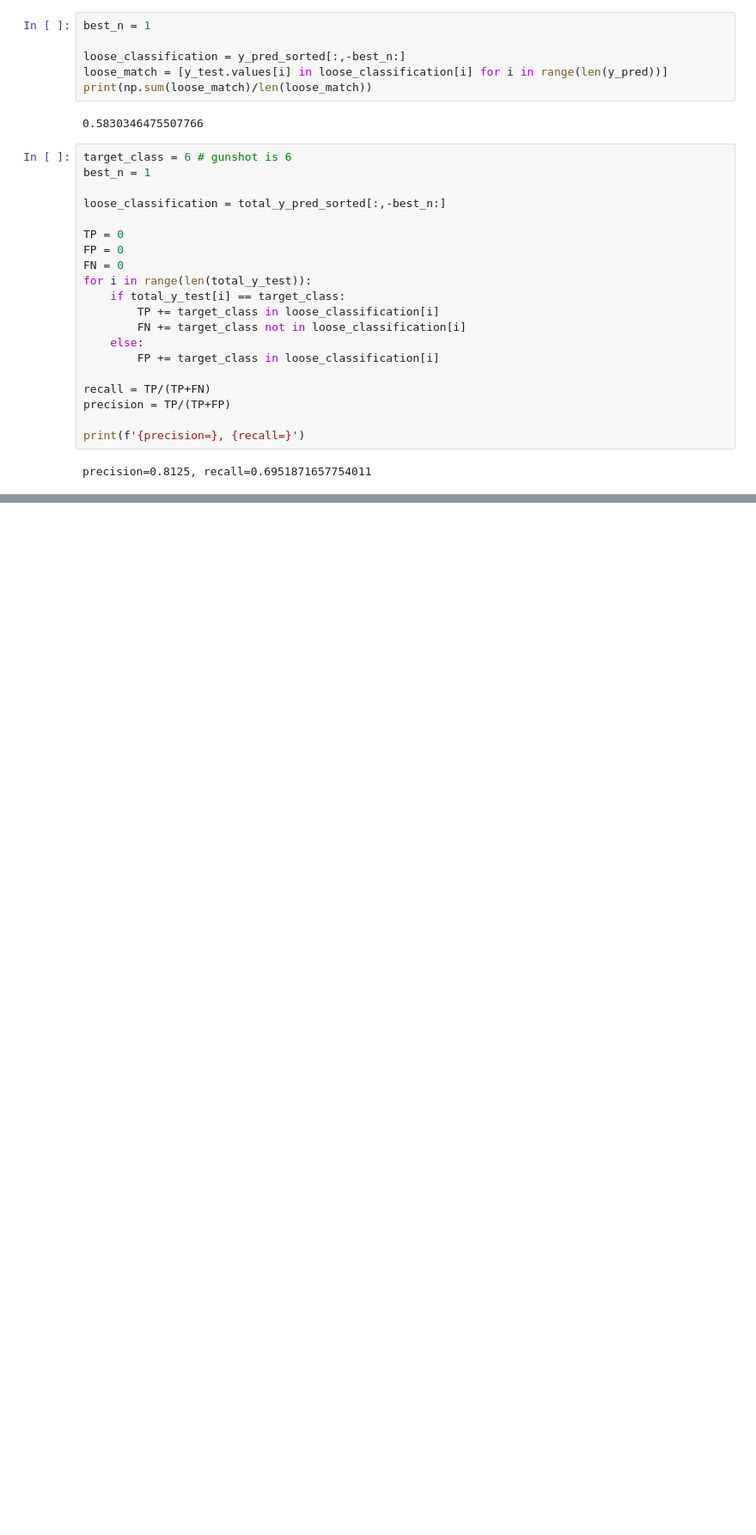
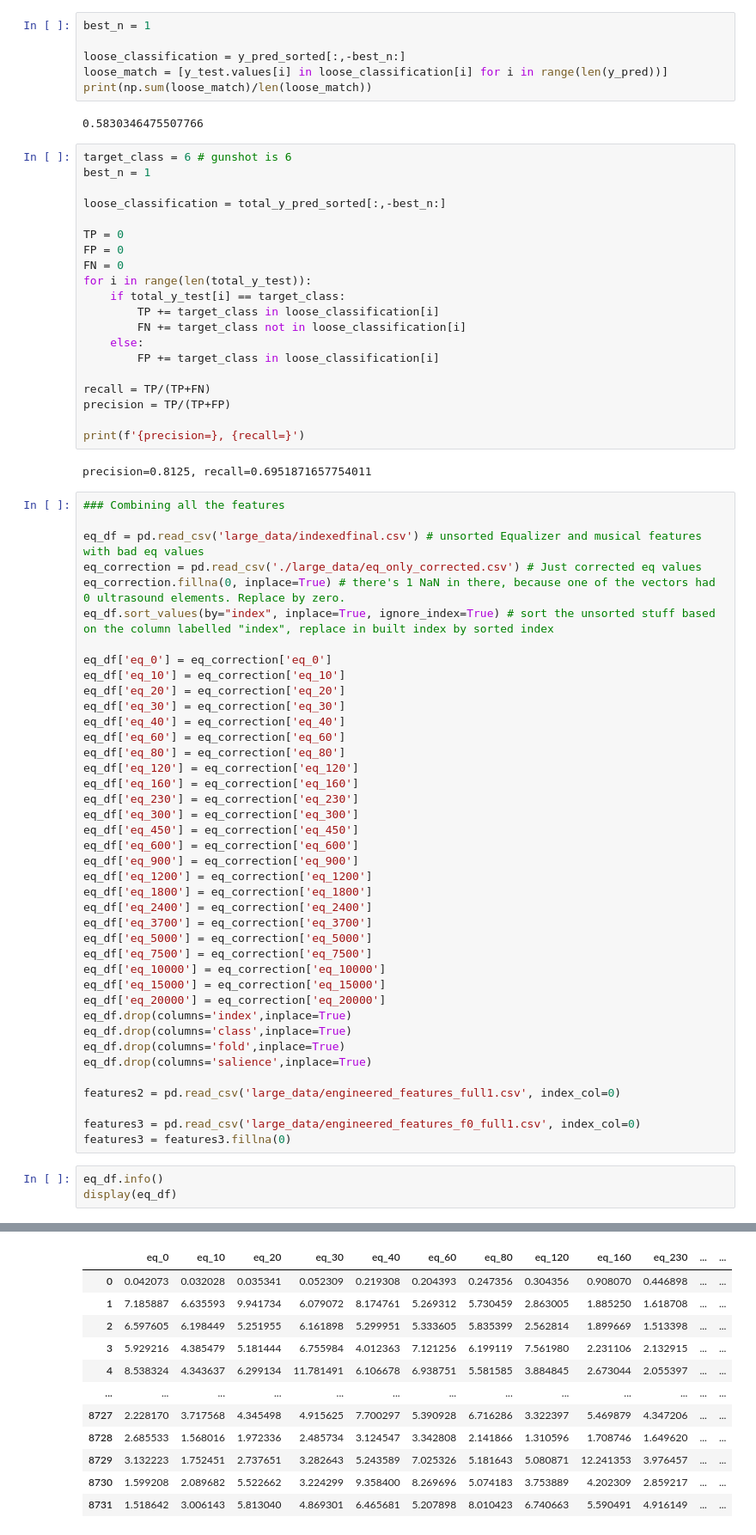
Before and after one commit to mrhheffernan/erdio-dev, a Jupyter notebook: engineered_features_exploration.ipynb, the cells around one changed output, grey strips where cells are left out. Shown: that part at 86% size. Cells and saved outputs as stored; diff of their text form; blank space fills up the shorter version.

```diff
--- a/engineered_features_exploration.ipynb
+++ b/engineered_features_exploration.ipynb
@@ -500,3 +500,47 @@ precision = TP/(TP+FP)
 print(f'{precision=}, {recall=}')
 # %% [output]
 precision=0.8125, recall=0.6951871657754011
+# %%
+### Combining all the features
+
+eq_df = pd.read_csv('large_data/indexedfinal.csv') # unsorted Equalizer and musical features with bad eq values
+eq_correction = pd.read_csv('./large_data/eq_only_corrected.csv') # Just corrected eq values
+eq_correction.fillna(0, inplace=True) # there's 1 NaN in there, because one of the vectors had 0 ultrasound elements. Replace by zero.
+eq_df.sort_values(by="index", inplace=True, ignore_index=True) # sort the unsorted stuff based on the column labelled "index", replace in built index by sorted index
+
+eq_df['eq_0'] = eq_correction['eq_0']
+eq_df['eq_10'] = eq_correction['eq_10']
+eq_df['eq_20'] = eq_correction['eq_20']
+eq_df['eq_30'] = eq_correction['eq_30']
+eq_df['eq_40'] = eq_correction['eq_40']
+eq_df['eq_60'] = eq_correction['eq_60']
+eq_df['eq_80'] = eq_correction['eq_80']
+eq_df['eq_120'] = eq_correction['eq_120']
+eq_df['eq_160'] = eq_correction['eq_160']
+eq_df['eq_230'] = eq_correction['eq_230']
+eq_df['eq_300'] = eq_correction['eq_300']
+eq_df['eq_450'] = eq_correction['eq_450']
+eq_df['eq_600'] = eq_correction['eq_600']
+eq_df['eq_900'] = eq_correction['eq_900']
+eq_df['eq_1200'] = eq_correction['eq_1200']
+eq_df['eq_1800'] = eq_correction['eq_1800']
+eq_df['eq_2400'] = eq_correction['eq_2400']
+eq_df['eq_3700'] = eq_correction['eq_3700']
+eq_df['eq_5000'] = eq_correction['eq_5000']
+eq_df['eq_7500'] = eq_correction['eq_7500']
+eq_df['eq_10000'] = eq_correction['eq_10000']
+eq_df['eq_15000'] = eq_correction['eq_15000']
+eq_df['eq_20000'] = eq_correction['eq_20000']
+eq_df.drop(columns='index',inplace=True)
+eq_df.drop(columns='class',inplace=True)
+eq_df.drop(columns='fold',inplace=True)
+eq_df.drop(columns='salience',inplace=True)
+
+features2 = pd.read_csv('large_data/engineered_features_full1.csv', index_col=0)
+
+features3 = pd.read_csv('large_data/engineered_features_f0_full1.csv', index_col=0)
+features3 = features3.fillna(0)
+# %%
+eq_df.info()
+display(eq_df)
+# %% [output]
@@ -502,0 +564,12 @@ precision=0.8125, recall=0.6951871657754011
+|  | eq_0 | eq_10 | eq_20 | eq_30 | eq_40 | eq_60 | eq_80 | eq_120 | eq_160 | eq_230 | ... | ... |
+| 0 | 0.042073 | 0.032028 | 0.035341 | 0.052309 | 0.219308 | 0.204393 | 0.247356 | 0.304356 | 0.908070 | 0.446898 | ... | ... |
+| 1 | 7.185887 | 6.635593 | 9.941734 | 6.079072 | 8.174761 | 5.269312 | 5.730459 | 2.863005 | 1.885250 | 1.618708 | ... | ... |
+| 2 | 6.597605 | 6.198449 | 5.251955 | 6.161898 | 5.299951 | 5.333605 | 5.835399 | 2.562814 | 1.899669 | 1.513398 | ... | ... |
+| 3 | 5.929216 | 4.385479 | 5.181444 | 6.755984 | 4.012363 | 7.121256 | 6.199119 | 7.561980 | 2.231106 | 2.132915 | ... | ... |
+| 4 | 8.538324 | 4.343637 | 6.299134 | 11.781491 | 6.106678 | 6.938751 | 5.581585 | 3.884845 | 2.673044 | 2.055397 | ... | ... |
+| ... | ... | ... | ... | ... | ... | ... | ... | ... | ... | ... | ... | ... |
+| 8727 | 2.228170 | 3.717568 | 4.345498 | 4.915625 | 7.700297 | 5.390928 | 6.716286 | 3.322397 | 5.469879 | 4.347206 | ... | ... |
+| 8728 | 2.685533 | 1.568016 | 1.972336 | 2.485734 | 3.124547 | 3.342808 | 2.141866 | 1.310596 | 1.708746 | 1.649620 | ... | ... |
+| 8729 | 3.132223 | 1.752451 | 2.737651 | 3.282643 | 5.243589 | 7.025326 | 5.181643 | 5.080871 | 12.241353 | 3.976457 | ... | ... |
+| 8730 | 1.599208 | 2.089682 | 5.522662 | 3.224299 | 9.358400 | 8.269696 | 5.074183 | 3.753889 | 4.202309 | 2.859217 | ... | ... |
+| 8731 | 1.518642 | 3.006143 | 5.813040 | 4.869301 | 6.465681 | 5.207898 | 8.010423 | 6.740663 | 5.590491 | 4.916149 | ... | ... |
```
Also changed, not shown: parts of 6 cells of this notebook, 1 other file.
